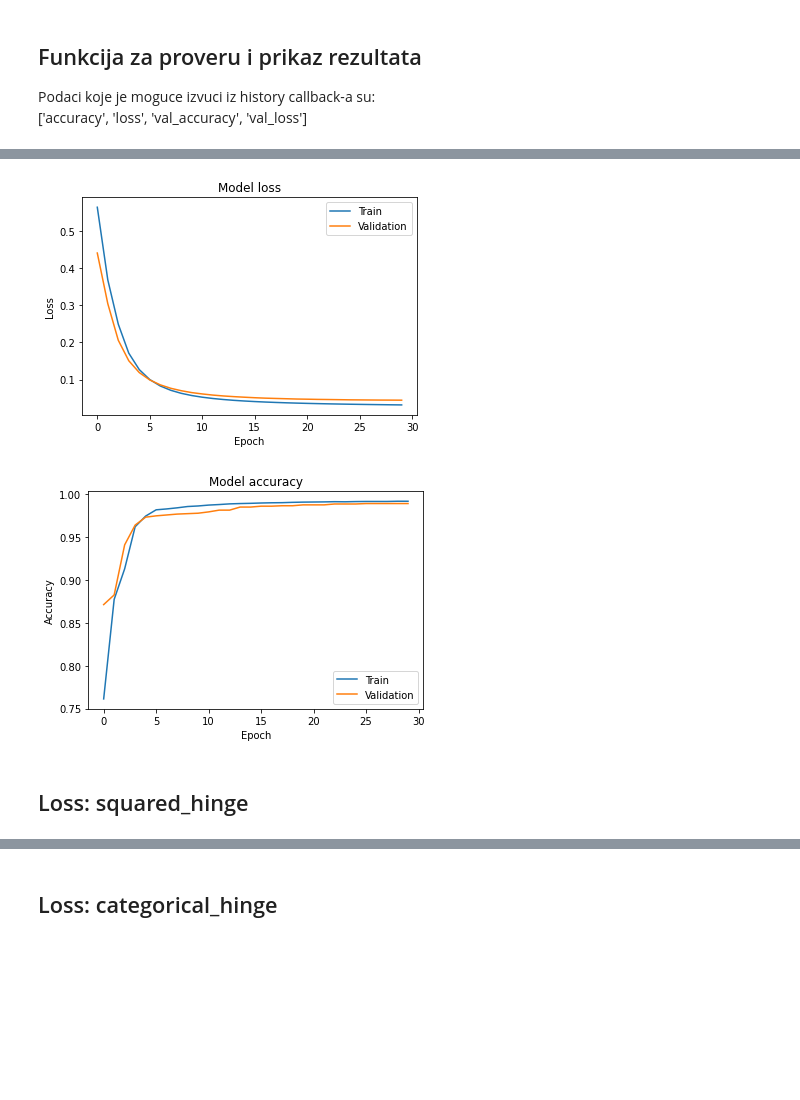
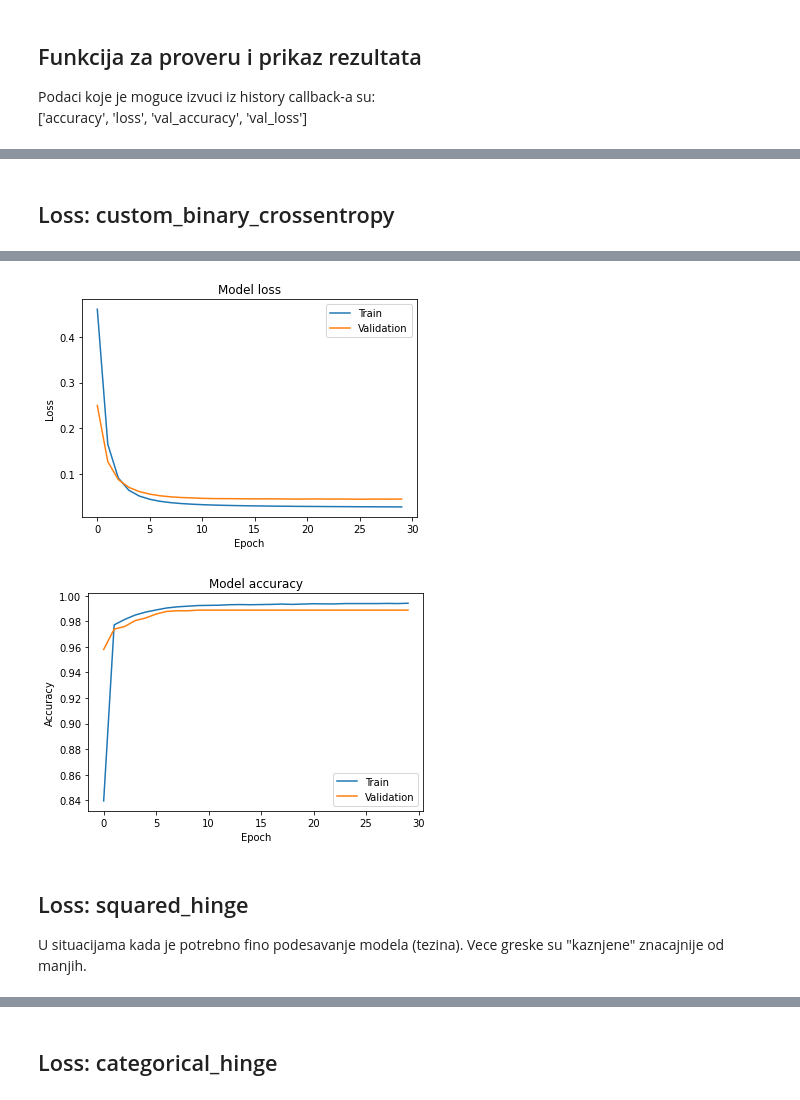
Before and after one commit to mirjanaz200/Room-Occupation, a Jupyter notebook: Room Occupancy.ipynb, the cells around one changed output, grey strips where cells are left out. Drawn from its saved outputs; the diff is of its cells as text; code cells hidden in the pictures; blank space fills up the shorter version.

```diff
--- a/Room Occupancy.ipynb
+++ b/Room Occupancy.ipynb
@@ -113,5 +111,5 @@ def print_result(model):
 # %%
-BATCH_SIZE=64
+BATCH_SIZE=32
 EPOCHS=30
 INPUT_DIM=6
 NODES1=16
@@ -171,19 +159,27 @@ _________________________________________________________________
+# %% [markdown]
+## Loss: custom_binary_crossentropy
 # %%
+# https://github.com/keras-team/keras/issues/2662?fbclid=IwAR2Xao1cq9FuxcHe0zaE9frK7ISwdALUWilJr4LOVLSuwJ_2nR5HETOds6g
 network = Sequential()
 network.add(Dense(NODES1, activation="relu", input_dim=INPUT_DIM))
 network.add(Dense(NODES2,activation="relu"))
 network.add(Dense(1, activation="sigmoid"))
 
+_EPSILON = K.epsilon()
+def custom_binary_crossentropy(y_true, y_pred):
+    y_true = tf.dtypes.cast(y_true, tf.float32)
+    y_pred = K.clip(y_pred, _EPSILON, 1.0-_EPSILON)
+    out = -(y_true * K.log(y_pred) + (1.0 - y_true) * K.log(1.0 - y_pred))
+    return K.mean(out, axis=-1)
+
 network.compile(optimizer='sgd',
-                loss=custom_loss,
+                loss=custom_binary_crossentropy,
                 metrics=['accuracy'])
 
 hist = network.fit(X_train, Y_train,
                    batch_size=BATCH_SIZE, epochs=EPOCHS,
                    validation_data=(X_test, Y_test))
 
-network.summary()
-
 print_result(network)
 # %% [output]
 Epoch 1/30
@@ -206,7 +202,8 @@ _________________________________________________________________
-[figure, old version]
+[figure, new version]
-[figure, old version]
+[figure, new version]
 # %% [markdown]
 ## Loss: squared_hinge
+U situacijama kada je potrebno fino podesavanje modela (tezina). Vece greske su "kaznjene" znacajnije od manjih.
 # %%
 # promena vrednosti klasa {0,1} na {-1,1}
 yHinge = Y
```
Also changed, not shown: parts of 24 cells of this notebook.
